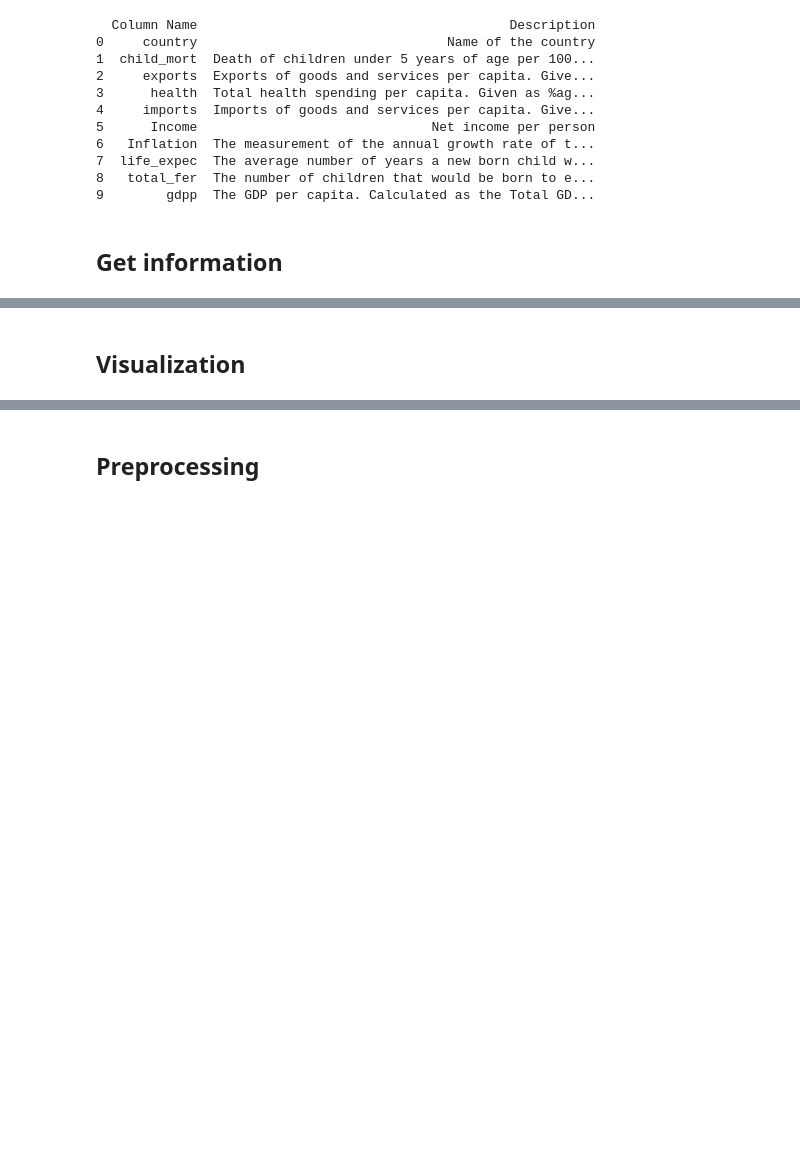
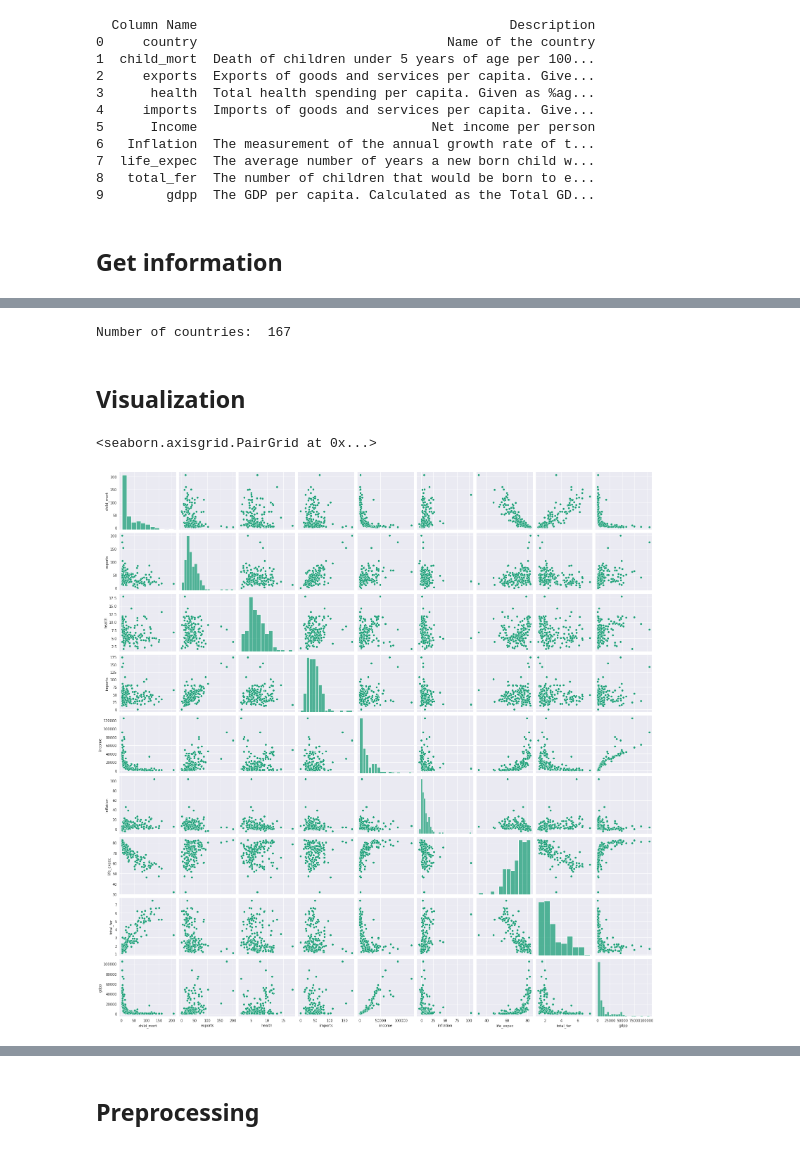
Before and after one commit to EhsanMrh/ML.country_clustering, a Jupyter notebook: unsupervised code.ipynb, the cells around one changed output, grey strips where cells are left out. Saved outputs shown, nothing was run; the diff lists cells and outputs as text; code cells hidden in the pictures; blank space fills up the shorter version.

Commit message:
Some visualization and preprocessing

```diff
--- a/unsupervised code.ipynb
+++ b/unsupervised code.ipynb
@@ -39,2 +71,16 @@ print(df_detail)
+# %%
+print("Number of countries: ", country_data['country'].value_counts().sum())
+# %% [output]
+Number of countries:  167
+# %%
+country_num = country_data.drop('country', axis = 1)
 # %% [markdown]
 ## Visualization
+# %%
+sns.set_style('darkgrid')
+sns.set_palette('Dark2')
+# %%
+sns.pairplot(country_num)
+# %% [output]
+<seaborn.axisgrid.PairGrid at 0x...>
+[figure, added]
```
Also changed, not shown: parts of 5 cells of this notebook.
